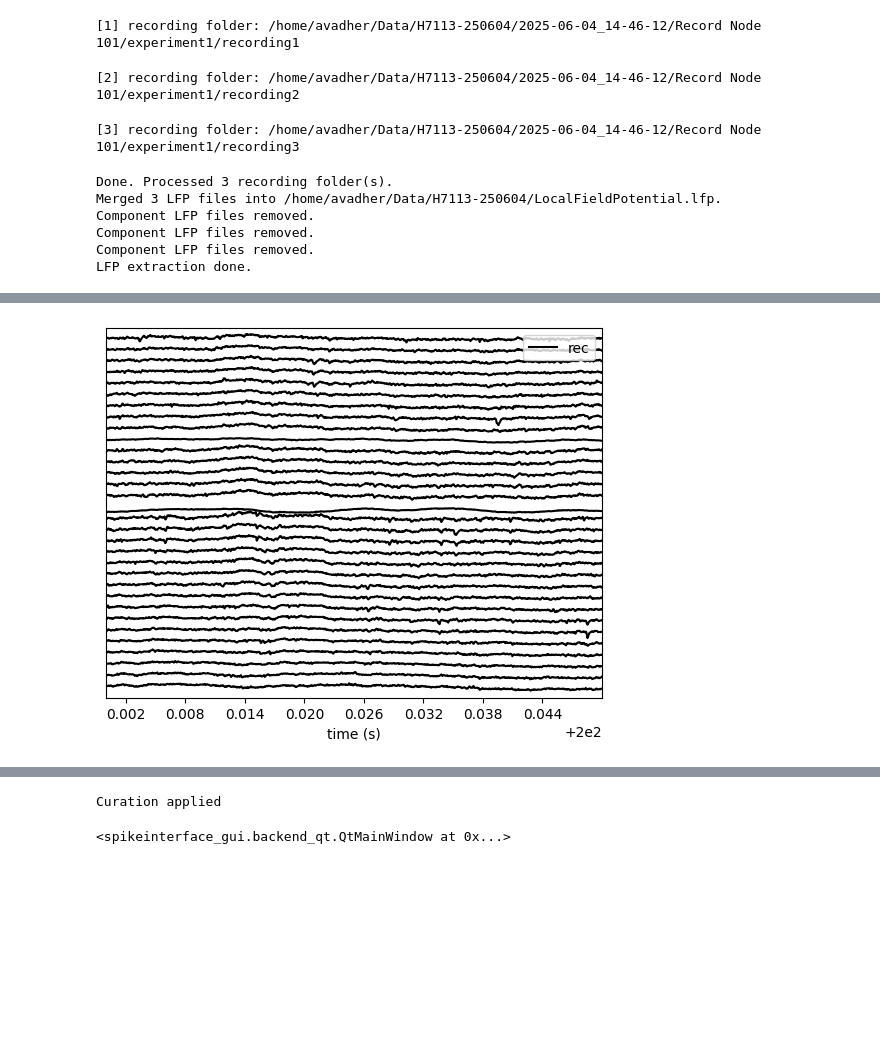
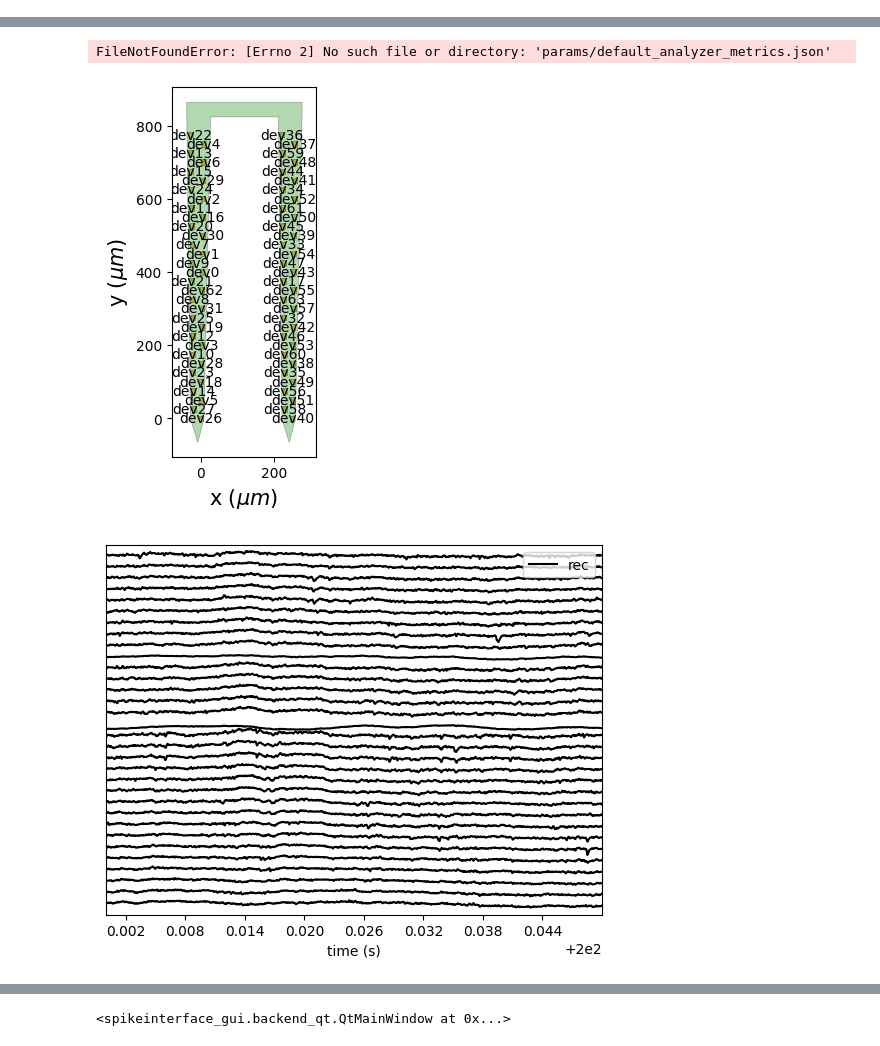
Before and after one commit to Wood-Dudchenko-lab/woodsort, a Jupyter notebook: user_pipelines/Pipeline_H7100.ipynb, the cells around one changed output, grey strips where cells are left out. Drawn from its saved outputs; the diff is of its cells as text; code cells hidden in the pictures; blank space fills up the shorter version.

```diff
--- a/user_pipelines/Pipeline_H7100.ipynb
+++ b/user_pipelines/Pipeline_H7100.ipynb
@@ -91,46 +67,31 @@ Tracking processed.
-# %%
-# Extract LFP
-
-lfp.extract_lfp_openephys(recfolder_path)
-# %% [output]
-[1] recording folder: /home/avadher/Data/H7113-250604/2025-06-04_14-46-12/Record Node 101/experiment1/recording1
-[2] recording folder: /home/avadher/Data/H7113-250604/2025-06-04_14-46-12/Record Node 101/experiment1/recording2
-[3] recording folder: /home/avadher/Data/H7113-250604/2025-06-04_14-46-12/Record Node 101/experiment1/recording3
-Done. Processed 3 recording folder(s).
-Merged 3 LFP files into /home/avadher/Data/H7113-250604/LocalFieldPotential.lfp.
-Component LFP files removed.
-Component LFP files removed.
-Component LFP files removed.
-LFP extraction done.
 # %%
-### Load and prepare recording ###
+### Spike sorting ###
 
-# Load recording and probe, fill channel indices from Neuroscope
+# Load recording and probe, preprocess and fill channel indices from Neuroscope
 recording = si.read_openephys(recfolder_path,stream_id='0')
-# print(pi.list_all_probes()) # list all available probes
-probe = pi.get_probe(manufacturer=probe_manufacturer, probe_name=probe_name)
-neuroscope_channel_indices = hf.load_neuroscope_channels(recfolder_path, shank_groups=shank_groups) # load xml file
-probe = hf.add_neuroscope_mapping(probe, neuroscope_channel_indices)
+probe = pi.get_probe(manufacturer=probe_manufacturer, probe_name=probe_name) # pi.list_all_probes() to list all probes
+recording = woodsort.preprocessing.process_openephys_with_neuroscope(
+    recording=recording,
+    probe=probe,
+    session_path=recfolder_path,
+    shank_groups=shank_groups,
+    plot_probe=True,
+    plot_range=[200, 200.05])
 
-# Process recording for spike sorting
-recording = si.concatenate_recordings([recording])
-recording = recording.set_probe(probe, group_mode = 'by_shank')
-#si.plot_probe_map(recording, with_device_index=True)
-recording = recording.split_by('group')
-
-# Check if the trace looks ok
-si.plot_traces(recording[0], order_channel_by_depth=True, time_range=[200,200.05])
-plt.show()
-
-# Filter recording
-si.set_global_job_kwargs(n_jobs=12) #
-filtered_recording = si.bandpass_filter(recording)
-filtered_recording = si.detect_and_remove_bad_channels(filtered_recording)
-
-# Run spike sorting ###
+# Run spike sorting
 sorting = si.run_sorter(
-    recording=filtered_recording,
+    recording=recording,
     sorter_name=sorter,
     remove_existing_folder=True,
     folder=spikesorting_path)
+
+## Compute analyzer
+analyzer_metrics = json.load(open(analyzer_metrics_path))
+si.create_sorting_analyzer(
+    recording=recording,
+    sorting=sorting,
+    format="binary_folder",
+    folder=analyzer_path,
+    overwrite=True,
+).compute(analyzer_metrics)
 # %% [output]
@@ -138 +115,3 @@ Probe updated with Neuroscope mapping
+FileNotFoundError: [Errno 2] No such file or directory: 'params/default_analyzer_metrics.json'
-[figure, old version]
+[figure, new version]
+[figure, added]
@@ -167,13 +119,7 @@ sorting_analyzer.compute(compute_dict, **job_kwargs)
 # %%
+### Manual curation ###
+
 analyzer = si.load_sorting_analyzer(analyzer_path)
-
-if curation_path.exists():
-    curation = load_curation(curation_path)
-    analyzer = apply_curation(analyzer, curation_dict_or_model=curation)
-    print('Curation applied')
-# check for curation and apply it
-
 run_mainwindow(analyzer, mode="desktop", curation=True)
 # %% [output]
-Curation applied
+<spikeinterface_gui.backend_qt.QtMainWindow at 0x...>
-<spikeinterface_gui.backend_qt.QtMainWindow at 0x...>
```
Also changed, not shown: parts of 9 cells of this notebook, 11 other files.
